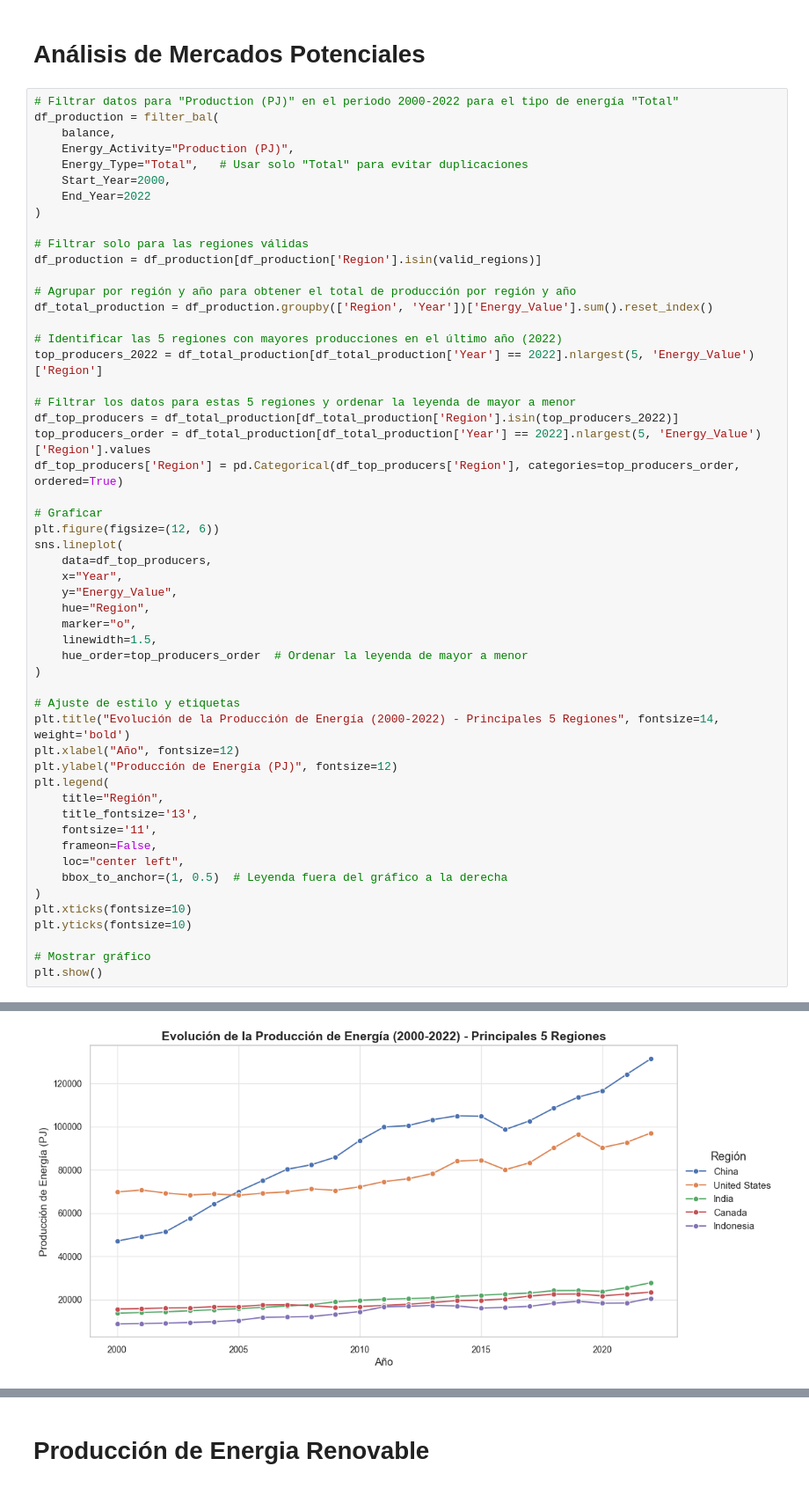
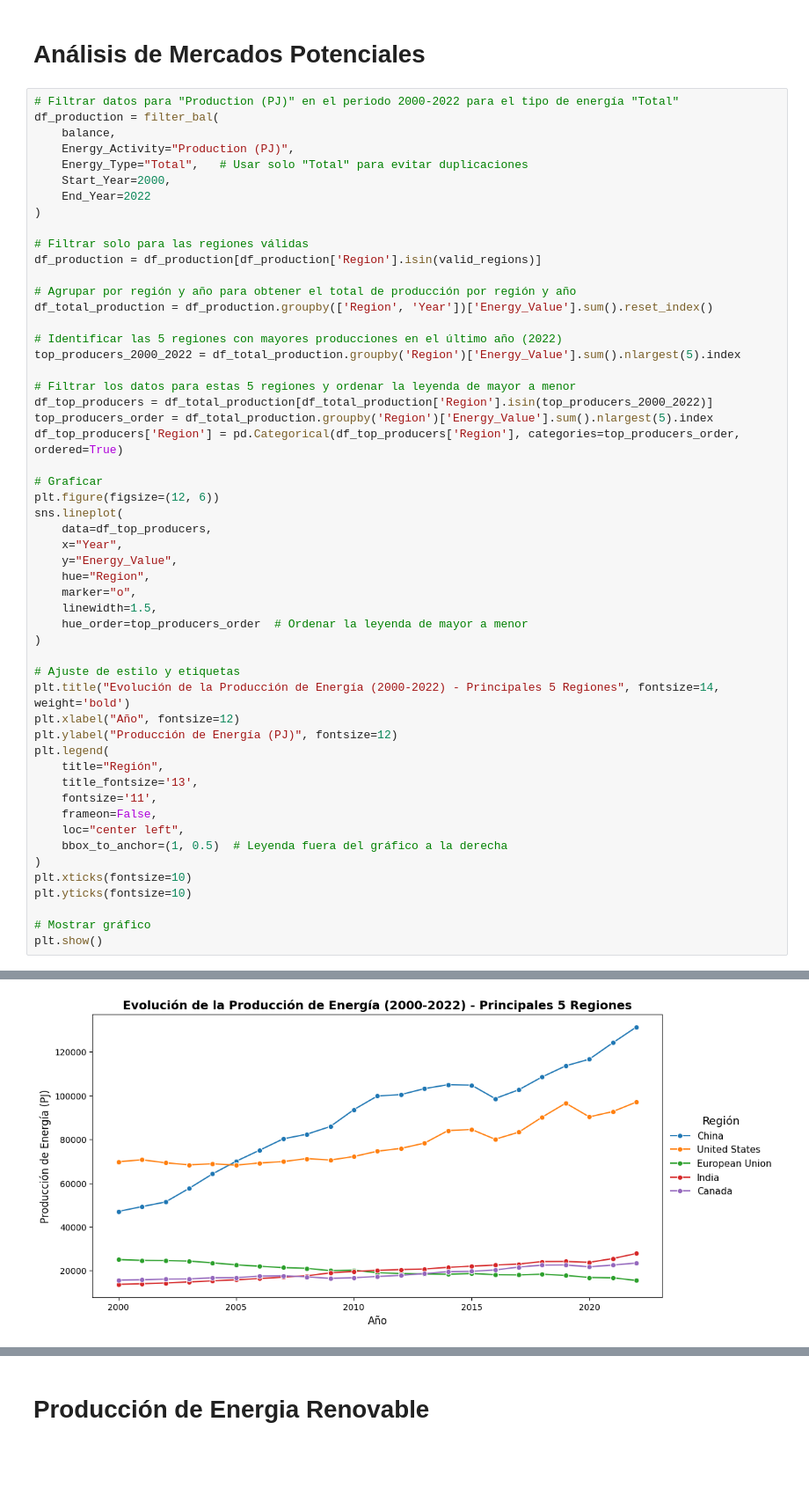
Before and after one commit to Mambo567/TRABAJO, a Jupyter notebook: PROYECTO/src/EDA.ipynb, the cells around one changed output, grey strips where cells are left out. Shown at 88% size. Drawn from its saved outputs; the diff is of its cells as text; blank space fills up the shorter version.

```diff
--- a/PROYECTO/src/EDA.ipynb
+++ b/PROYECTO/src/EDA.ipynb
@@ -1180,11 +1180,11 @@ df_production = df_production[df_production['Region'].isin(valid_regions)]
 df_total_production = df_production.groupby(['Region', 'Year'])['Energy_Value'].sum().reset_index()
 
 # Identificar las 5 regiones con mayores producciones en el último año (2022)
-top_producers_2022 = df_total_production[df_total_production['Year'] == 2022].nlargest(5, 'Energy_Value')['Region']
+top_producers_2000_2022 = df_total_production.groupby('Region')['Energy_Value'].sum().nlargest(5).index
 
 # Filtrar los datos para estas 5 regiones y ordenar la leyenda de mayor a menor
-df_top_producers = df_total_production[df_total_production['Region'].isin(top_producers_2022)]
-top_producers_order = df_total_production[df_total_production['Year'] == 2022].nlargest(5, 'Energy_Value')['Region'].values
+df_top_producers = df_total_production[df_total_production['Region'].isin(top_producers_2000_2022)]
+top_producers_order = df_total_production.groupby('Region')['Energy_Value'].sum().nlargest(5).index
 df_top_producers['Region'] = pd.Categorical(df_top_producers['Region'], categories=top_producers_order, ordered=True)
 
 # Graficar
@@ -1195,34 +1195,34 @@ sns.lineplot(
     y="Energy_Value",
     hue="Region",
     marker="o",
     linewidth=1.5,
     hue_order=top_producers_order  # Ordenar la leyenda de mayor a menor
 )
 
 # Ajuste de estilo y etiquetas
 plt.title("Evolución de la Producción de Energía (2000-2022) - Principales 5 Regiones", fontsize=14, weight='bold')
 plt.xlabel("Año", fontsize=12)
 plt.ylabel("Producción de Energía (PJ)", fontsize=12)
 plt.legend(
     title="Región",
     title_fontsize='13',
     fontsize='11',
     frameon=False,
     loc="center left",
     bbox_to_anchor=(1, 0.5)  # Leyenda fuera del gráfico a la derecha
 )
 plt.xticks(fontsize=10)
 plt.yticks(fontsize=10)
 
 # Mostrar gráfico
 plt.show()
 # %% [output]
 A value is trying to be set on a copy of a slice from a DataFrame.
 Try using .loc[row_indexer,col_indexer] = value instead
 
 See the caveats in the documentation: https://pandas.pydata.org/pandas-docs/stable/user_guide/indexing.html#returning-a-view-versus-a-copy
   df_top_producers['Region'] = pd.Categorical(df_top_producers['Region'], categories=top_producers_order, ordered=True)
-[figure, old version]
+[figure, new version]
 # %%
 # Filtrar datos para "Production (PJ)" en el último año (2022) para los tipos de energía especificados y regiones válidas
 df_production_2022 = filter_bal(
```
Also changed, not shown: parts of 59 cells of this notebook, 10 other files.
